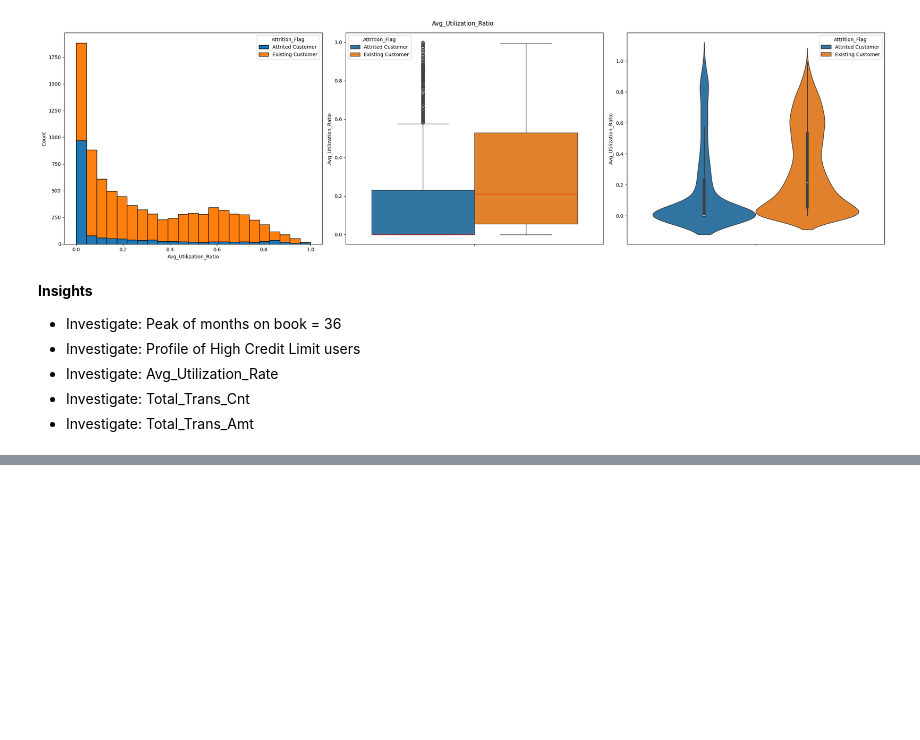
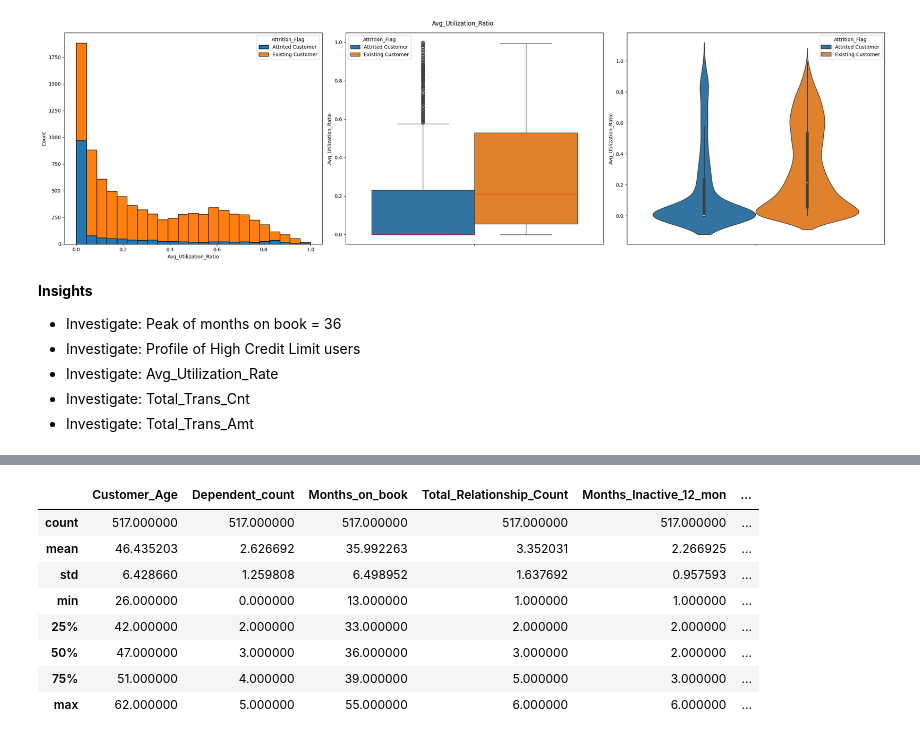
Before and after one commit to Drieger/ml-churn-classification, a Jupyter notebook: notebooks/analysis.ipynb, the cells around one changed output, grey strips where cells are left out. Cells and saved outputs as stored; diff of their text form; code cells hidden in the pictures; blank space fills up the shorter version.

```diff
--- a/notebooks/analysis.ipynb
+++ b/notebooks/analysis.ipynb
@@ -316,0 +328,12 @@ for i, c in enumerate(numeric_columns):
+# %%
+df_high_credit_limit.describe()
+# %% [output]
+|  | Customer_Age | Dependent_count | Months_on_book | Total_Relationship_Count | Months_Inactive_12_mon | ... |
+| count | 517.000000 | 517.000000 | 517.000000 | 517.000000 | 517.000000 | ... |
+| mean | 46.435203 | 2.626692 | 35.992263 | 3.352031 | 2.266925 | ... |
+| std | 6.428660 | 1.259808 | 6.498952 | 1.637692 | 0.957593 | ... |
+| min | 26.000000 | 0.000000 | 13.000000 | 1.000000 | 1.000000 | ... |
+| 25% | 42.000000 | 2.000000 | 33.000000 | 2.000000 | 2.000000 | ... |
+| 50% | 47.000000 | 3.000000 | 36.000000 | 3.000000 | 2.000000 | ... |
+| 75% | 51.000000 | 4.000000 | 39.000000 | 5.000000 | 3.000000 | ... |
+| max | 62.000000 | 5.000000 | 55.000000 | 6.000000 | 6.000000 | ... |
```
Also changed, not shown: parts of 4 cells of this notebook.
